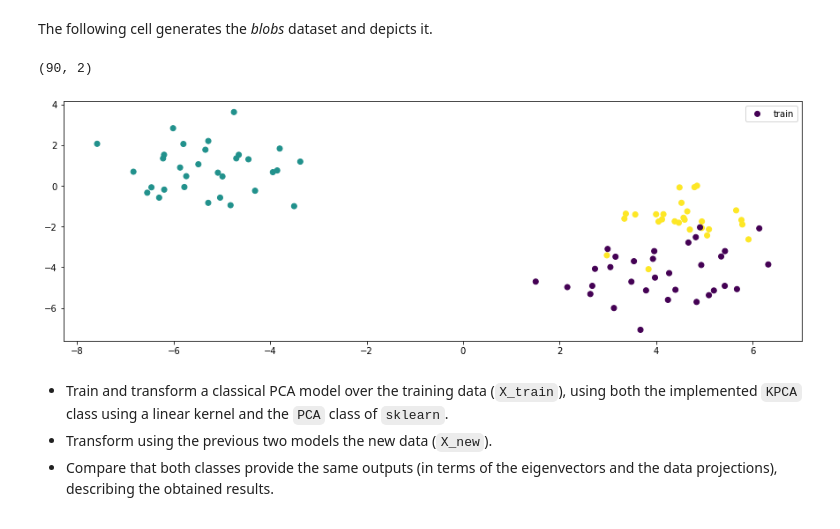
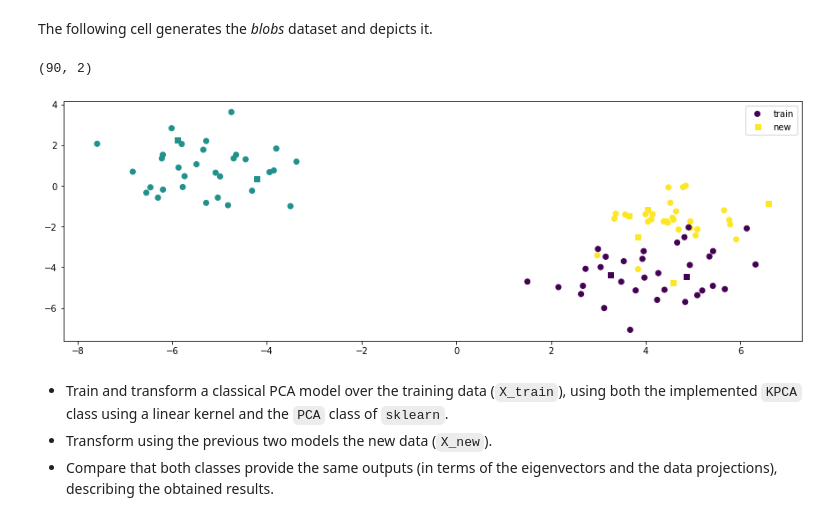
Before and after one commit to BlancaCC/MetodoAvanzadosAprendizajeAutomatico, a Jupyter notebook: DimensionReduction/MAAA-22_23-KPCA_Qst.ipynb, the cells around one changed output. Cells and saved outputs as stored; diff of their text form; code cells hidden in the pictures.

```diff
--- a/DimensionReduction/MAAA-22_23-KPCA_Qst.ipynb
+++ b/DimensionReduction/MAAA-22_23-KPCA_Qst.ipynb
@@ -169,20 +190,26 @@ The following cell generates the *blobs* dataset and depicts it.
 # %%
 from sklearn.datasets import make_blobs
 X, y = make_blobs(random_state=seed)
 X_train = X[:90,:]; y_train=y[:90]
 X_new = X[90:,:]; y_new=y[90:]
 print(X_train.shape)
 # Borrar
 #X_train = np.array([[1 ,-1], [0,1], [2,0]])
 #y_train = np.array([1,-1,1])
 
 plt.scatter(X_train[:,0], X_train[:,1],c=y_train, label='train')
-#plt.scatter(X_new[:,0], X_new[:,1], c=y_new, marker='s', label='new')
+plt.scatter(X_new[:,0], X_new[:,1], c=y_new, marker='s', label='new')
 plt.legend()
 plt.show()
+
+def muestraSimple(Xx,Xy, Y, title):
+    plt.scatter(Xx, Xy,c=Y, label='train')
+    plt.title(title)
+    plt.legend()
+    plt.show()
 # %% [output]
 (90, 2)
-[figure, old version]
+[figure, new version]
 # %% [markdown]
 <div class="qst">
 
```
Also changed, not shown: parts of 13 cells of this notebook.
